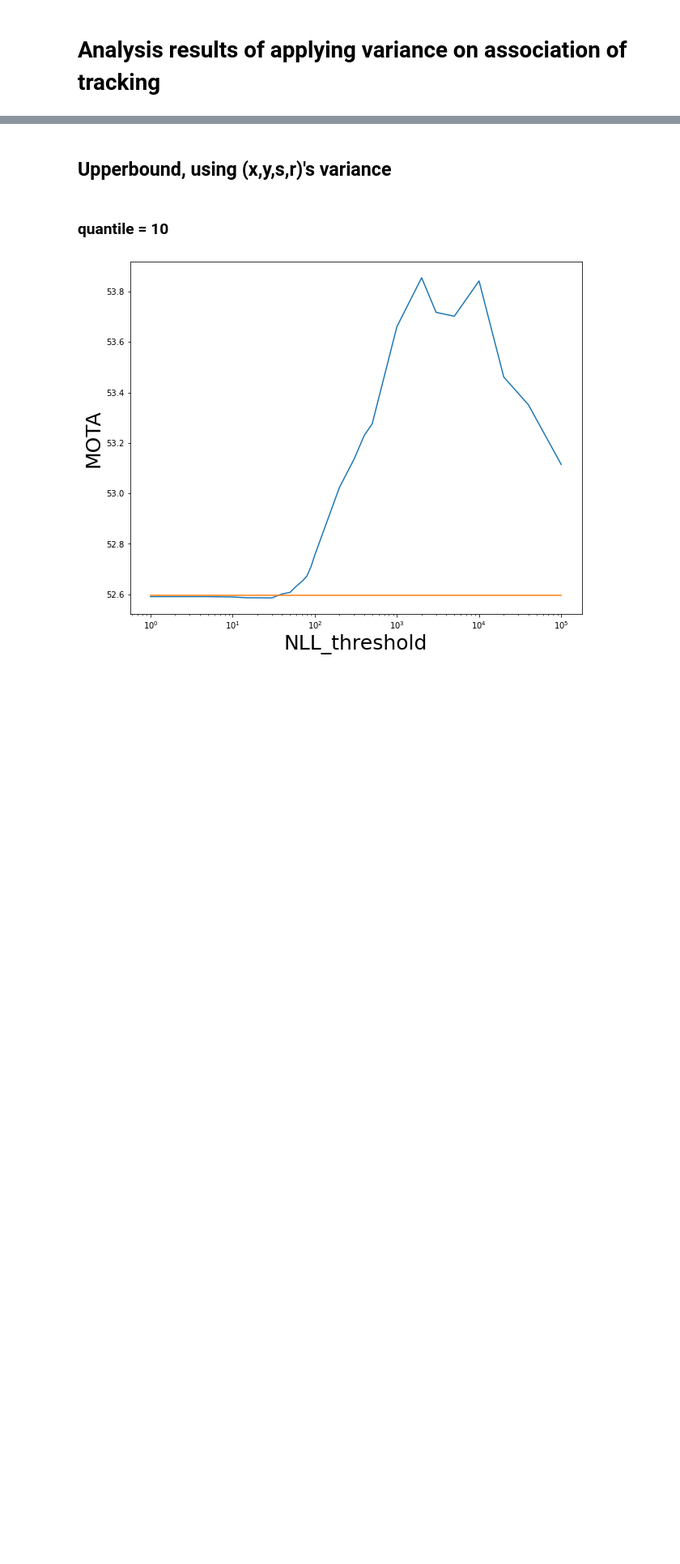
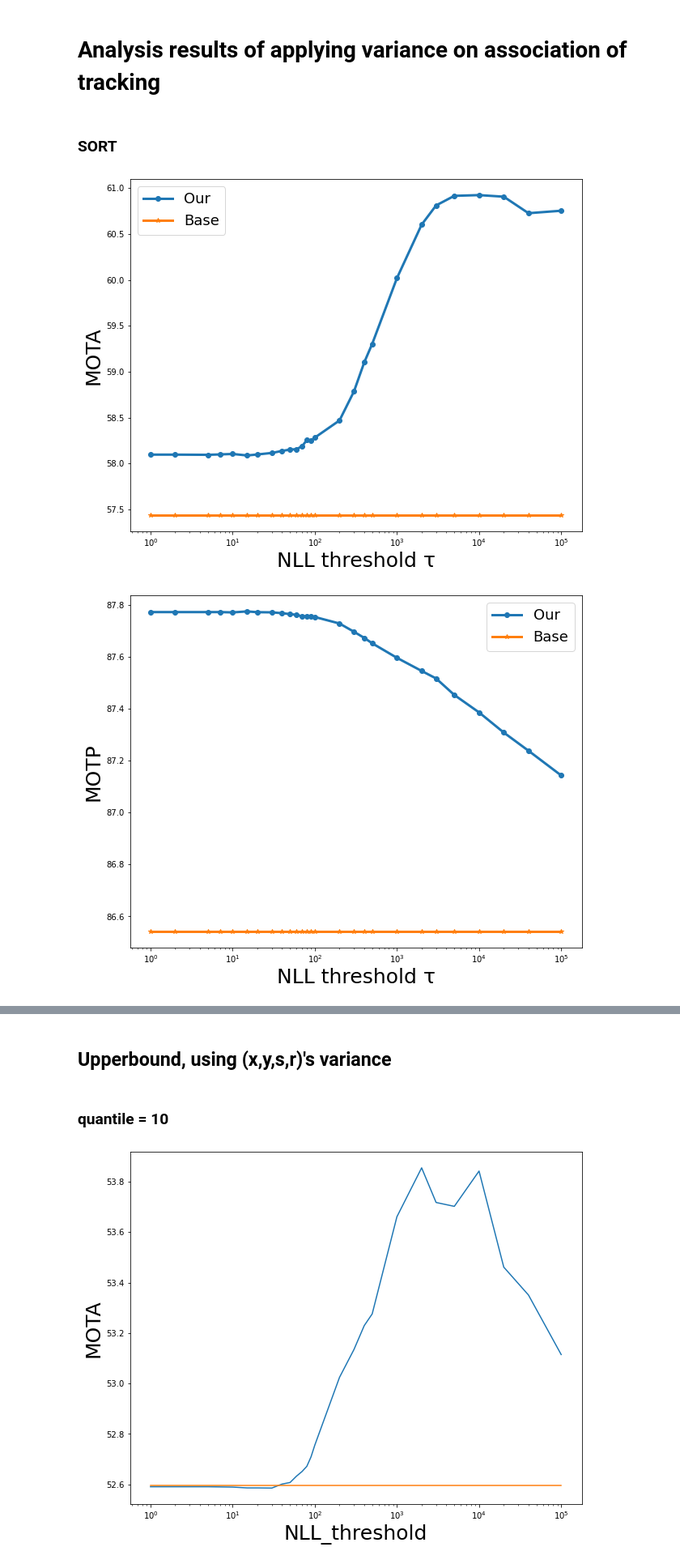
Before and after one commit to susanbao/coperception_mod, a Jupyter notebook: tools/track/analysis_uq.ipynb, the cells around one changed output, grey strips where cells are left out. Shown at 81% size. Cells and saved outputs as stored; diff of their text form; code cells hidden in the pictures; blank space fills up the shorter version.

```diff
--- a/tools/track/analysis_uq.ipynb
+++ b/tools/track/analysis_uq.ipynb
@@ -42,12 +42,12 @@ def plt_figure(par, metric, name, baseline):
     f = plt.figure(figsize=(10, 8))
     font_size = 25
     plt.axes(xscale = "log")
-    plt.plot(par, metric)
+    plt.plot(par, metric, linewidth=3, marker='o', label = "Our")
     base = [baseline for _ in range(len(par))]
-    plt.plot(par, base)
-    plt.xlabel('NLL_threshold',fontsize=font_size)# x轴标签
+    plt.plot(par, base, linewidth=3, marker='*', label = "Base")
+    plt.xlabel('NLL threshold \u03C4',fontsize=font_size)# x轴标签
     plt.ylabel(name, fontsize=font_size)# y轴标签
-    # plt.legend(fontsize = 18)
+    plt.legend(fontsize = 18)
     # plt.xticks(fontsize=20)
     # plt.yticks(fontsize=20)
     # plt.tight_layout()
@@ -58,3 +58,12 @@ def show_all_metrics(path, baseline):
     plt_figure(par, metrics[0], "MOTA", baseline[0])
     plt_figure(par, metrics[1], "MOTP", baseline[1])
     plt_figure(par, metrics[2], "HOTA", baseline[2])
+# %% [markdown]
+### SORT
+# %%
+baseline = [57.4366, 86.5414, 41.8382]
+path = "logs/sort/nll_compare/upperbound_val_nlla_cp3/"
+show_all_metrics(path, baseline)
+# %% [output]
+[figure, added]
+[figure, added]
```
Also changed, not shown: parts of 3 cells of this notebook, 6 other files.
